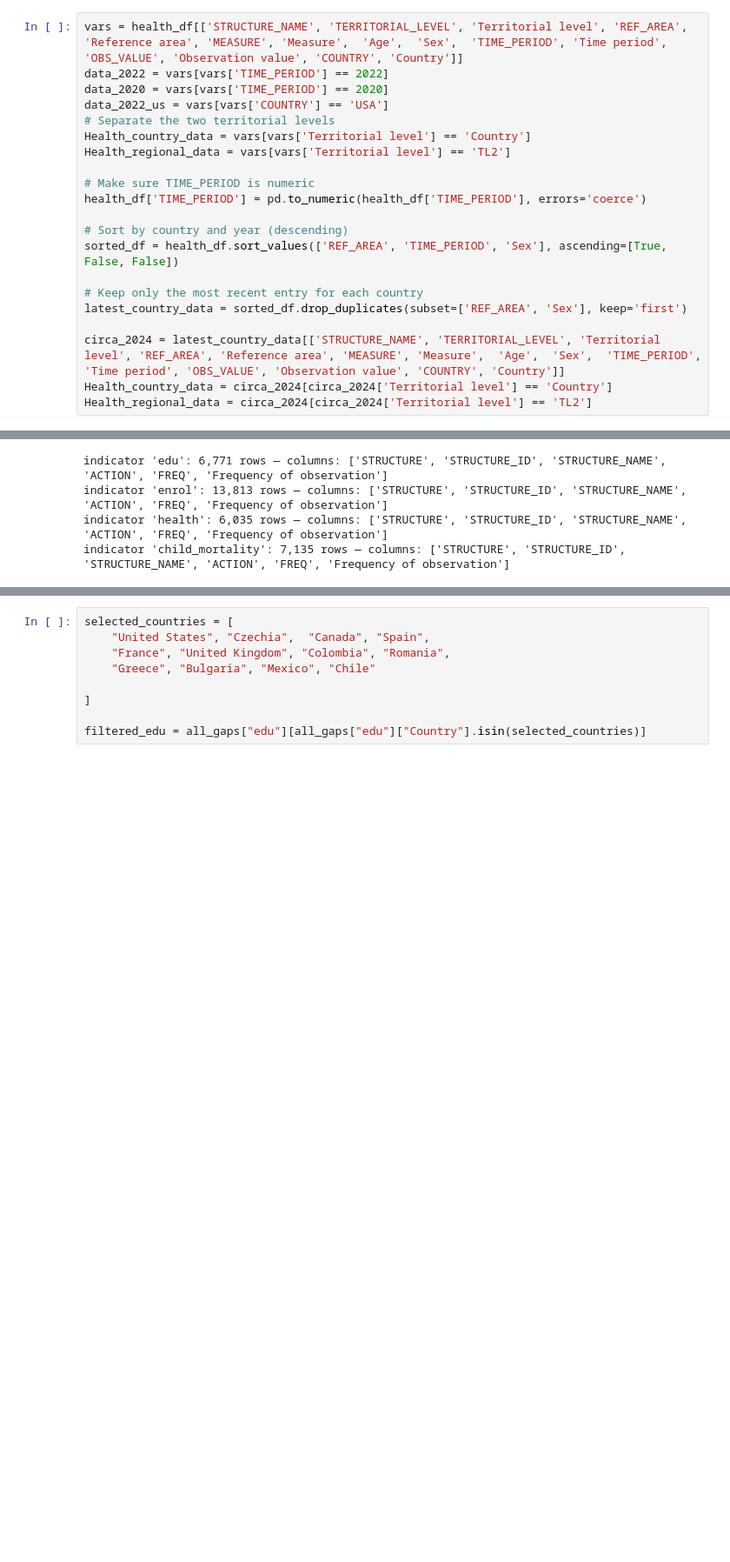
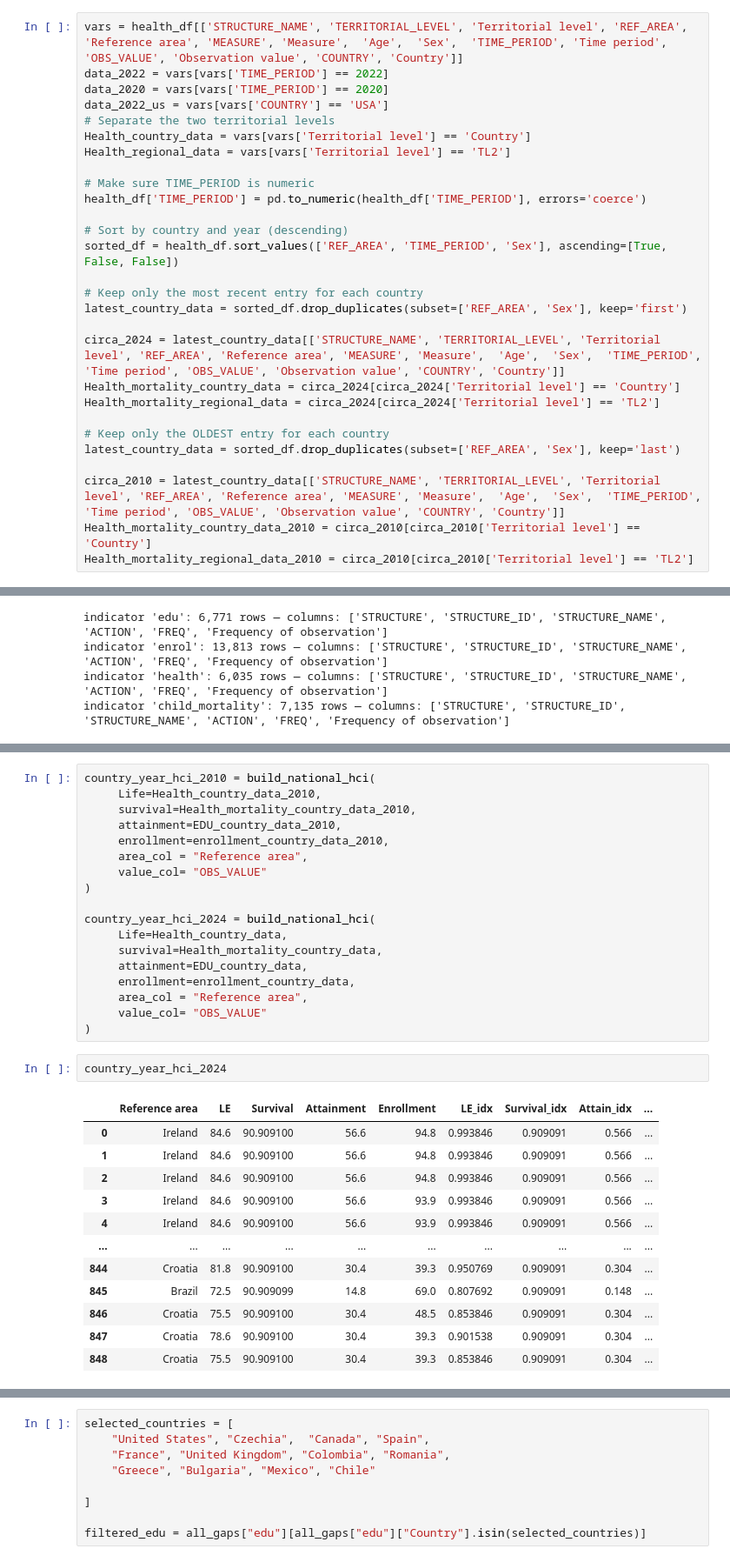
Before and after one commit to AngelaLop/capp30239, a Jupyter notebook: static_visualization_project/analysis/data_exploration.ipynb, the cells around one changed output, grey strips where cells are left out. Shown at 87% size. Drawn from its saved outputs; the diff is of its cells as text; blank space fills up the shorter version.

```diff
--- a/static_visualization_project/analysis/data_exploration.ipynb
+++ b/static_visualization_project/analysis/data_exploration.ipynb
@@ -633,8 +591,15 @@ sorted_df = health_df.sort_values(['REF_AREA', 'TIME_PERIOD', 'Sex'], ascending=
 latest_country_data = sorted_df.drop_duplicates(subset=['REF_AREA', 'Sex'], keep='first')
 
 circa_2024 = latest_country_data[['STRUCTURE_NAME', 'TERRITORIAL_LEVEL', 'Territorial level', 'REF_AREA', 'Reference area', 'MEASURE', 'Measure',  'Age',  'Sex',  'TIME_PERIOD', 'Time period', 'OBS_VALUE', 'Observation value', 'COUNTRY', 'Country']]
-Health_country_data = circa_2024[circa_2024['Territorial level'] == 'Country']
-Health_regional_data = circa_2024[circa_2024['Territorial level'] == 'TL2']
+Health_mortality_country_data = circa_2024[circa_2024['Territorial level'] == 'Country']
+Health_mortality_regional_data = circa_2024[circa_2024['Territorial level'] == 'TL2']
+
+# Keep only the OLDEST entry for each country
+latest_country_data = sorted_df.drop_duplicates(subset=['REF_AREA', 'Sex'], keep='last')
+
+circa_2010 = latest_country_data[['STRUCTURE_NAME', 'TERRITORIAL_LEVEL', 'Territorial level', 'REF_AREA', 'Reference area', 'MEASURE', 'Measure',  'Age',  'Sex',  'TIME_PERIOD', 'Time period', 'OBS_VALUE', 'Observation value', 'COUNTRY', 'Country']]
+Health_mortality_country_data_2010 = circa_2010[circa_2010['Territorial level'] == 'Country']
+Health_mortality_regional_data_2010 = circa_2010[circa_2010['Territorial level'] == 'TL2']
 # %%
 Health_country_data.to_csv("C:\\Users\\lopez\\github\\capp30239\\static_visualization_project\\data\\health_childmort_countries_complete.csv", index=False)
 Health_regional_data.to_csv("C:\\Users\\lopez\\github\\capp30239\\static_visualization_project\\data\\health_childmort_regional_data.csv", index=False)
@@ -1410,0 +1190,33 @@ country_year_hci.to_csv("C:\\Users\\lopez\\github\\capp30239\\static_visualizati
+# %%
+country_year_hci_2010 = build_national_hci(
+     Life=Health_country_data_2010,
+     survival=Health_mortality_country_data_2010,
+     attainment=EDU_country_data_2010,
+     enrollment=enrollment_country_data_2010,
+     area_col = "Reference area",
+     value_col= "OBS_VALUE"
+)
+
+country_year_hci_2024 = build_national_hci(
+     Life=Health_country_data,
+     survival=Health_mortality_country_data,
+     attainment=EDU_country_data,
+     enrollment=enrollment_country_data,
+     area_col = "Reference area",
+     value_col= "OBS_VALUE"
+)
+# %%
+country_year_hci_2024
+# %% [output]
+|  | Reference area | LE | Survival | Attainment | Enrollment | LE_idx | Survival_idx | Attain_idx | ... |
+| 0 | Ireland | 84.6 | 90.909100 | 56.6 | 94.8 | 0.993846 | 0.909091 | 0.566 | ... |
+| 1 | Ireland | 84.6 | 90.909100 | 56.6 | 94.8 | 0.993846 | 0.909091 | 0.566 | ... |
+| 2 | Ireland | 84.6 | 90.909100 | 56.6 | 94.8 | 0.993846 | 0.909091 | 0.566 | ... |
+| 3 | Ireland | 84.6 | 90.909100 | 56.6 | 93.9 | 0.993846 | 0.909091 | 0.566 | ... |
+| 4 | Ireland | 84.6 | 90.909100 | 56.6 | 93.9 | 0.993846 | 0.909091 | 0.566 | ... |
+| ... | ... | ... | ... | ... | ... | ... | ... | ... | ... |
+| 844 | Croatia | 81.8 | 90.909100 | 30.4 | 39.3 | 0.950769 | 0.909091 | 0.304 | ... |
+| 845 | Brazil | 72.5 | 90.909099 | 14.8 | 69.0 | 0.807692 | 0.909091 | 0.148 | ... |
+| 846 | Croatia | 75.5 | 90.909100 | 30.4 | 48.5 | 0.853846 | 0.909091 | 0.304 | ... |
+| 847 | Croatia | 78.6 | 90.909100 | 30.4 | 39.3 | 0.901538 | 0.909091 | 0.304 | ... |
+| 848 | Croatia | 75.5 | 90.909100 | 30.4 | 39.3 | 0.853846 | 0.909091 | 0.304 | ... |
```
Also changed, not shown: parts of 21 cells of this notebook, 2 other files.
